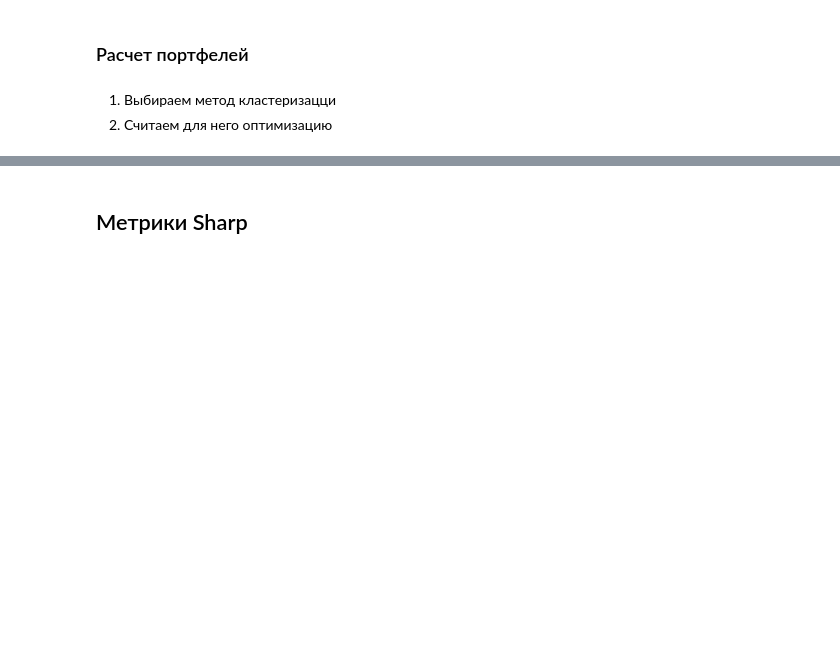
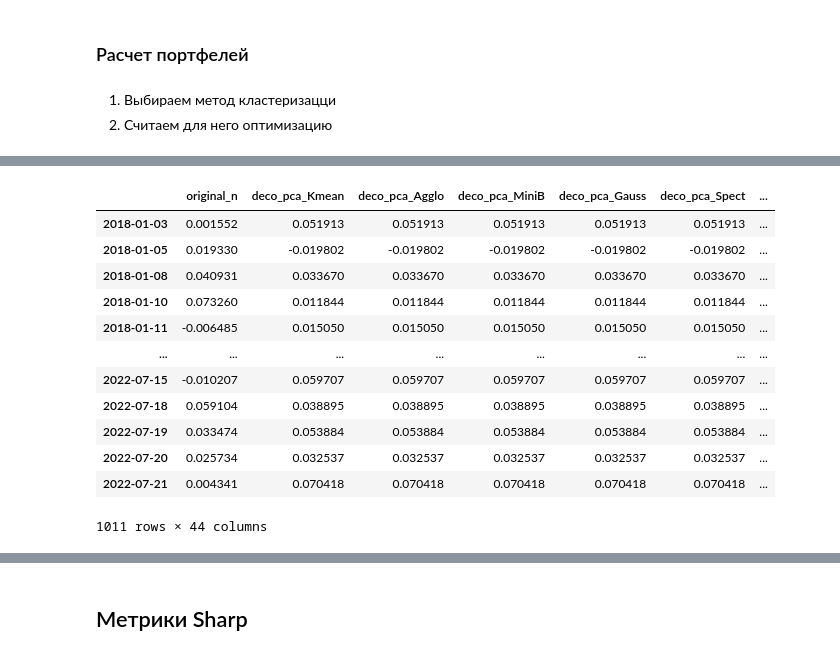
Before and after one commit to risksrobots/stock_clustering, a Jupyter notebook: selection_of_the_best_clustering_methods.ipynb, the cells around one changed output, grey strips where cells are left out. Drawn from its saved outputs; the diff is of its cells as text; code cells hidden in the pictures; blank space fills up the shorter version.

```diff
--- a/selection_of_the_best_clustering_methods.ipynb
+++ b/selection_of_the_best_clustering_methods.ipynb
@@ -235,3 +253,19 @@ df_real_tobin = (df_res_tobin + 1).cumprod()
 df_real_sharp.to_csv('results/df_real_sharp.csv')
 df_real_markov.to_csv('results/df_real_markov.csv')
 df_real_tobin.to_csv('results/df_real_tobin.csv')
+# %%
+df_all_ports_pct
+# %% [output]
+|  | original_n | deco_pca_Kmean | deco_pca_Agglo | deco_pca_MiniB | deco_pca_Gauss | deco_pca_Spect | ... |
+| 2018-01-03 | 0.001552 | 0.051913 | 0.051913 | 0.051913 | 0.051913 | 0.051913 | ... |
+| 2018-01-05 | 0.019330 | -0.019802 | -0.019802 | -0.019802 | -0.019802 | -0.019802 | ... |
+| 2018-01-08 | 0.040931 | 0.033670 | 0.033670 | 0.033670 | 0.033670 | 0.033670 | ... |
+| 2018-01-10 | 0.073260 | 0.011844 | 0.011844 | 0.011844 | 0.011844 | 0.011844 | ... |
+| 2018-01-11 | -0.006485 | 0.015050 | 0.015050 | 0.015050 | 0.015050 | 0.015050 | ... |
+| ... | ... | ... | ... | ... | ... | ... | ... |
+| 2022-07-15 | -0.010207 | 0.059707 | 0.059707 | 0.059707 | 0.059707 | 0.059707 | ... |
+| 2022-07-18 | 0.059104 | 0.038895 | 0.038895 | 0.038895 | 0.038895 | 0.038895 | ... |
+| 2022-07-19 | 0.033474 | 0.053884 | 0.053884 | 0.053884 | 0.053884 | 0.053884 | ... |
+| 2022-07-20 | 0.025734 | 0.032537 | 0.032537 | 0.032537 | 0.032537 | 0.032537 | ... |
+| 2022-07-21 | 0.004341 | 0.070418 | 0.070418 | 0.070418 | 0.070418 | 0.070418 | ... |
+1011 rows × 44 columns
```
Also changed, not shown: parts of 4 cells of this notebook, 20 other files.
